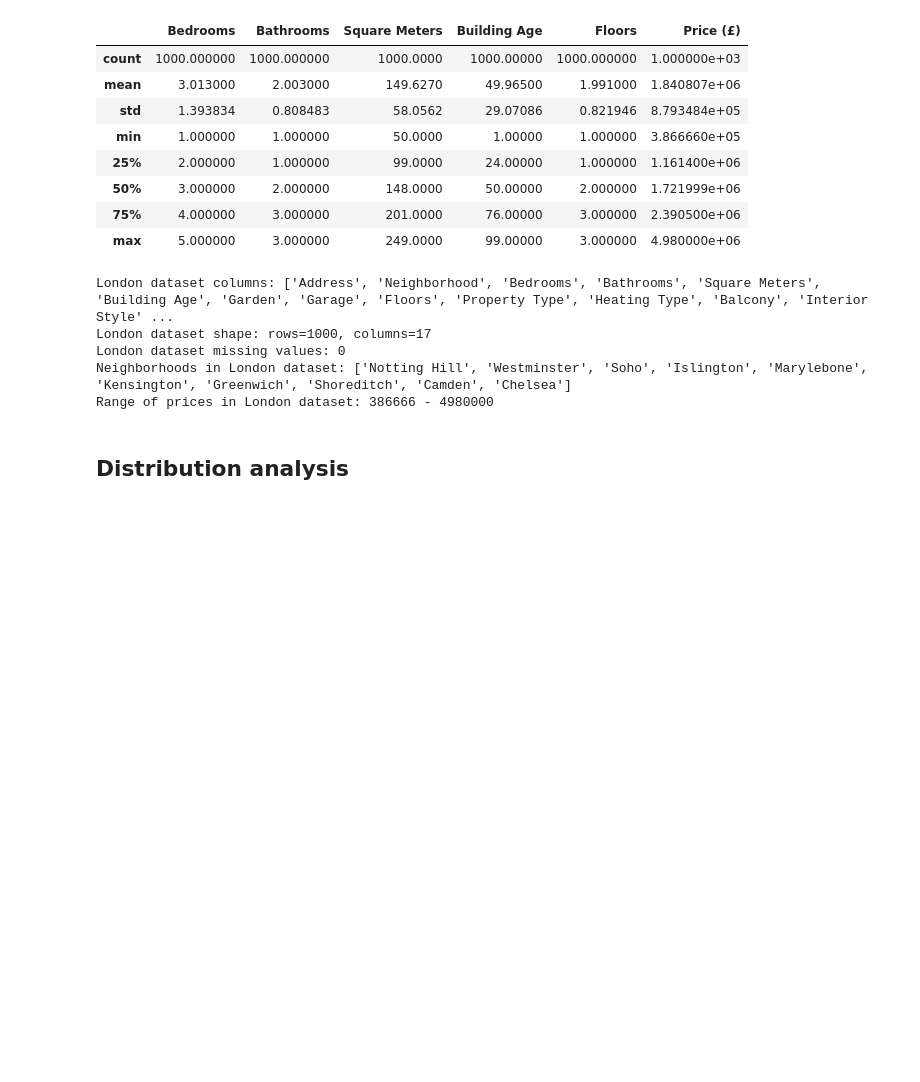
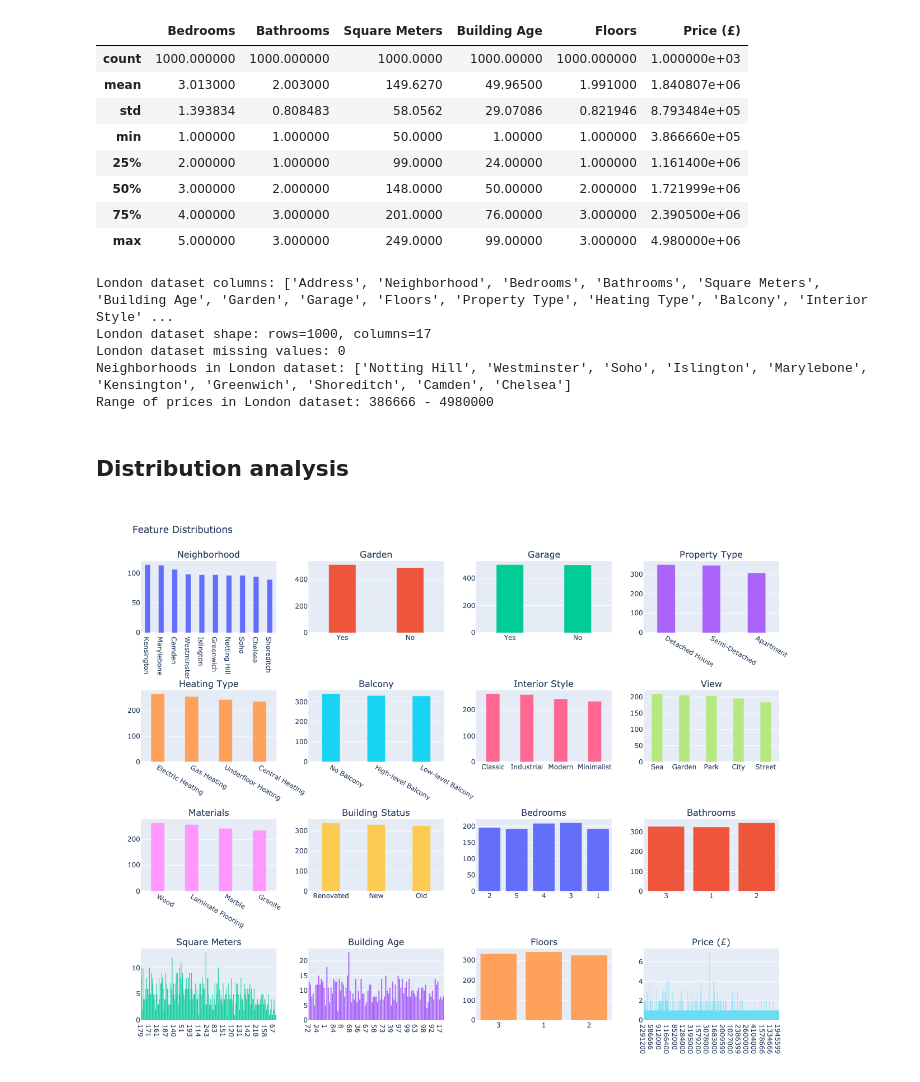
Before and after one commit to com-480-data-visualization/VisualEstate, a Jupyter notebook: EDA/exploratory_analysis_london.ipynb, the cells around one changed output. Drawn from its saved outputs; the diff is of its cells as text; code cells hidden in the pictures; blank space fills up the shorter version.

Commit message:
Update .gitignore to exclude PNG files + add plots as image in the notebook

```diff
--- a/EDA/exploratory_analysis_london.ipynb
+++ b/EDA/exploratory_analysis_london.ipynb
@@ -74,33 +75,40 @@ cols = 4
 rows = (num_features // cols) + (num_features % cols > 0)
 
 fig = make_subplots(rows=rows, cols=cols, subplot_titles=categorical_features + numerical_features)
 
 index = 0
 for feature in categorical_features:
     # Subplot position
     row, col = divmod(index, cols)
     counts = london_data_copy[feature].value_counts()
 
     fig.add_trace(go.Bar(x=counts.index, y=counts.values, name=feature, width=0.4), row=row+1, col=col+1)
     index += 1
 
 for feature in numerical_features:
     row, col = divmod(index, cols)  # Determine subplot position
 
     # Convert integers to string to avoid decimals
     if london_data_copy[feature].dtype == "int64":
         x_data = london_data_copy[feature].astype(str)
         xaxis_type = "category"
     else:
         x_data = london_data_copy[feature]
         xaxis_type = "linear"
 
     fig.add_trace(go.Histogram(x=x_data, name=feature, nbinsx=75), row=row+1, col=col+1)
     fig.update_xaxes(type=xaxis_type, row=row+1, col=col+1)
     index += 1
 
 fig.update_layout(height=250 * rows, width=1300, title_text="Feature Distributions", showlegend=False)
 fig.show()
+
+# allow to display the plot in the notebook
+pio.write_image(fig, "features_distributions.png")
+from IPython.display import Image
+Image("features_distributions.png")
+# %% [output]
+[figure, added]
 # %%
 # Correlation heatmap
 num_features = london_data_copy.select_dtypes(include=['float64', 'int64']).columns
```
Also changed, not shown: parts of 2 cells of this notebook, 1 other file.
